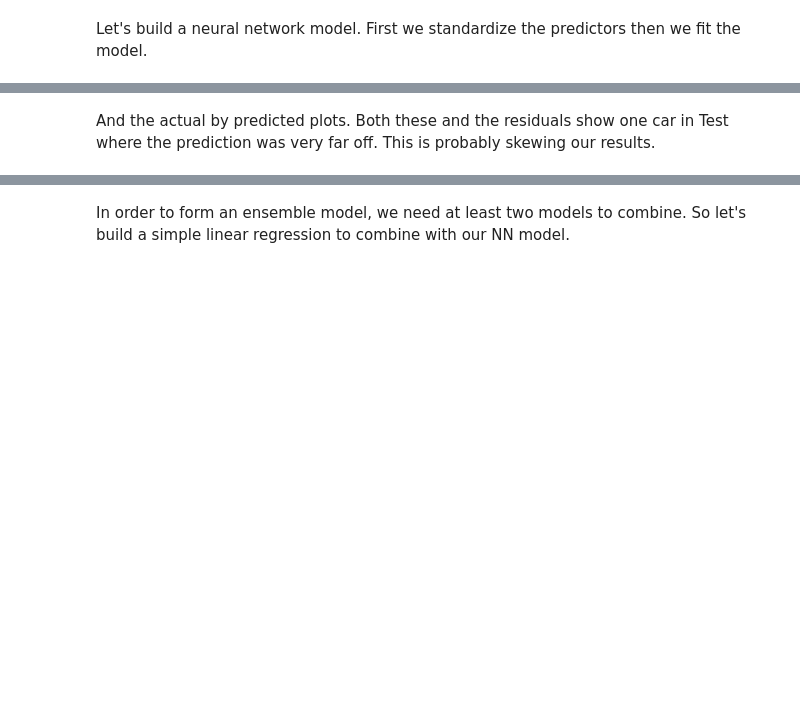
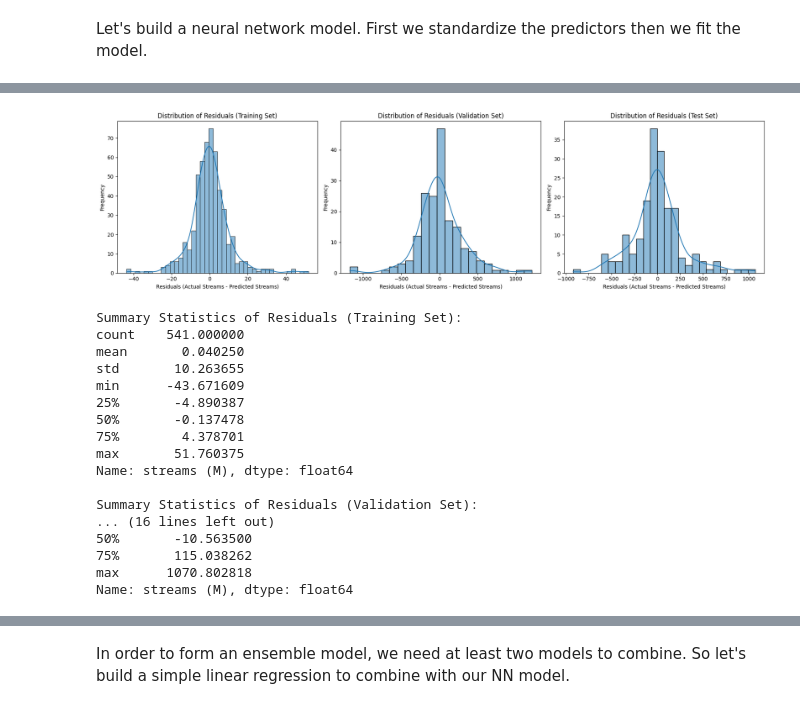
Before and after one commit to k-git-uconn/OPIM-5604-PredictiveModeling, a Jupyter notebook: M10/M10Assignment/M10 Assignment Solution.ipynb, the cells around one changed output, grey strips where cells are left out. Drawn from its saved outputs; the diff is of its cells as text; code cells hidden in the pictures; blank space fills up the shorter version.

```diff
--- a/M10/M10Assignment/M10 Assignment Solution.ipynb
+++ b/M10/M10Assignment/M10 Assignment Solution.ipynb
@@ -50,15 +81,41 @@ Before we model, we need to partition the data.
 from sklearn.model_selection import train_test_split
 
 # Define the target variable
-target = 'Price'
-features = df.drop(target, axis=1)
+target = 'streams (M)'
+
+# Remove target and unnecessary text/duplicate columns
+features = df.drop(columns=[
+    'track_name',
+    'artist(s)_name',
+    'streams',
+    target
+])
+
+# Convert categorical variables into dummy variables
+categorical_cols = features.select_dtypes(include=['object']).columns
+
+features = pd.get_dummies(
+    features,
+    columns=categorical_cols,
+    drop_first=True,
+    dtype=int
+)
+
 target_variable = df[target]
 
-# Split the data into 80% training and 20% test
-X_train, X_test, y_train, y_test = train_test_split(features, target_variable, test_size=0.2, random_state=42)
+# Step 1: Split data into 60% training and 40% remaining
+X_train, X_temp, y_train, y_temp = train_test_split(
+    features, target_variable,
+    test_size=0.4,
+    random_state=42
+)
 
-# Split the 80% training data into 50% training and 30% validation
-X_train, X_val, y_train, y_val = train_test_split(X_train, y_train, test_size=0.375, random_state=42) # 0.375 * 0.8 = 0.3
+# Step 2: Split the remaining 40% into 20% validation and 20% test
+X_val, X_test, y_val, y_test = train_test_split(
+    X_temp, y_temp,
+    test_size=0.5,
+    random_state=42
+)
 
 # Print the shapes of the resulting datasets
 print("Training set shape:", X_train.shape, y_train.shape)
@@ -138,35 +223,52 @@ residuals_test = y_test - y_pred_test
 fig, axes = plt.subplots(1, 3, figsize=(18, 5)) # 1 row, 3 columns
 
 # Plot the distribution of residuals for the training set
 sns.histplot(residuals_train, kde=True, ax=axes[0])
 axes[0].set_title('Distribution of Residuals (Training Set)')
-axes[0].set_xlabel('Residuals (Actual Price - Predicted Price)')
+axes[0].set_xlabel('Residuals (Actual Streams - Predicted Streams)')
 axes[0].set_ylabel('Frequency')
 
 # Plot the distribution of residuals for the validation set
 sns.histplot(residuals_val, kde=True, ax=axes[1])
 axes[1].set_title('Distribution of Residuals (Validation Set)')
-axes[1].set_xlabel('Residuals (Actual Price - Predicted Price)')
+axes[1].set_xlabel('Residuals (Actual Streams - Predicted Streams)')
 axes[1].set_ylabel('Frequency')
 
 # Plot the distribution of residuals for the test set
 sns.histplot(residuals_test, kde=True, ax=axes[2])
 axes[2].set_title('Distribution of Residuals (Test Set)')
-axes[2].set_xlabel('Residuals (Actual Price - Predicted Price)')
+axes[2].set_xlabel('Residuals (Actual Streams - Predicted Streams)')
 axes[2].set_ylabel('Frequency')
 
 # Adjust layout to prevent overlapping titles/labels
 plt.tight_layout()
 plt.show()
 
 # Also display summary statistics of residuals for all three sets
 print("\nSummary Statistics of Residuals (Training Set):")
 print(residuals_train.describe())
 
 print("\nSummary Statistics of Residuals (Validation Set):")
 print(residuals_val.describe())
 
 print("\nSummary Statistics of Residuals (Test Set):")
 print(residuals_test.describe())
+# %% [output]
+[figure, added]
+Summary Statistics of Residuals (Training Set):
+count    541.000000
+mean       0.040250
+std       10.263655
+min      -43.671609
+25%       -4.890387
+50%       -0.137478
+75%        4.378701
+max       51.760375
+Name: streams (M), dtype: float64
+
+Summary Statistics of Residuals (Validation Set):
+... (16 lines left out)
+50%       -10.563500
+75%       115.038262
+max      1070.802818
+Name: streams (M), dtype: float64
-# %% [markdown]
-And the actual by predicted plots.  Both these and the residuals show one car in Test where the prediction was very far off.  This is probably skewing our results.
```
Also changed, not shown: parts of 59 cells of this notebook.
